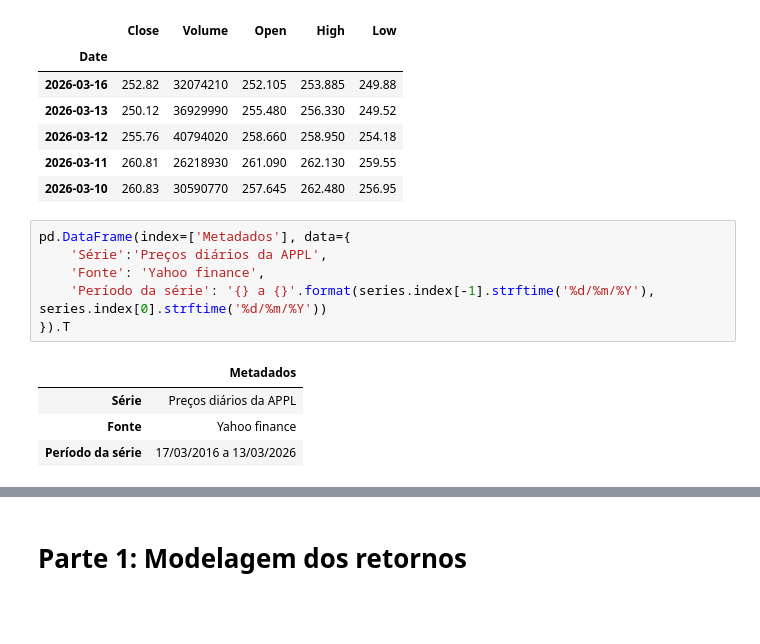
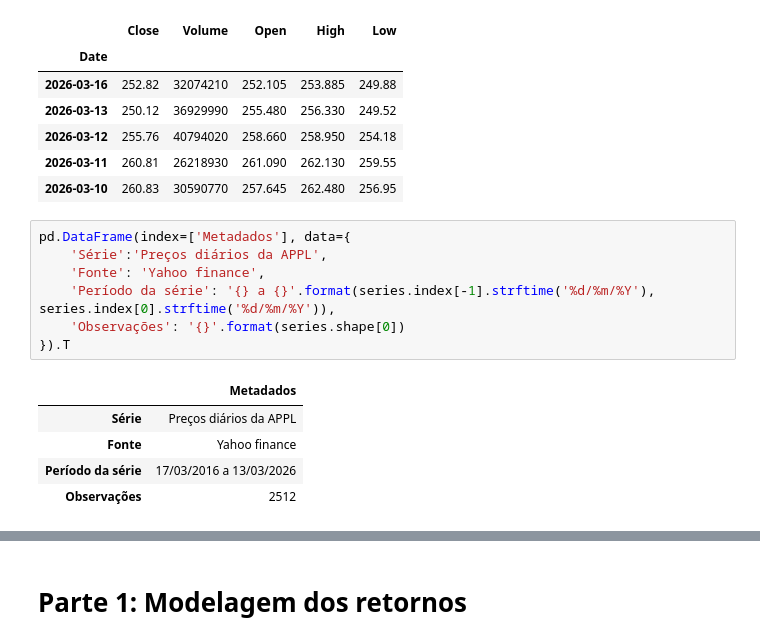
Before and after one commit to asdmalizia/masters, a Jupyter notebook: Estudo orientado/TVE para retornos.ipynb, the cells around one changed output, grey strips where cells are left out. Cells and saved outputs as stored; diff of their text form; blank space fills up the shorter version.

```diff
--- a/Estudo orientado/Exercício TVE.ipynb
+++ b/Estudo orientado/TVE para retornos.ipynb
@@ -44,11 +46,13 @@ data.head()
 # %%
 pd.DataFrame(index=['Metadados'], data={
     'Série':'Preços diários da APPL',
     'Fonte': 'Yahoo finance',
-    'Período da série': '{} a {}'.format(series.index[-1].strftime('%d/%m/%Y'), series.index[0].strftime('%d/%m/%Y'))
+    'Período da série': '{} a {}'.format(series.index[-1].strftime('%d/%m/%Y'), series.index[0].strftime('%d/%m/%Y')),
+    'Observações': '{}'.format(series.shape[0])
 }).T
 # %% [output]
 |  | Metadados |
 | Série | Preços diários da APPL |
 | Fonte | Yahoo finance |
 | Período da série | 17/03/2016 a 13/03/2026 |
+| Observações | 2512 |
```
Also changed, not shown: parts of 29 cells of this notebook, 1 other file.
